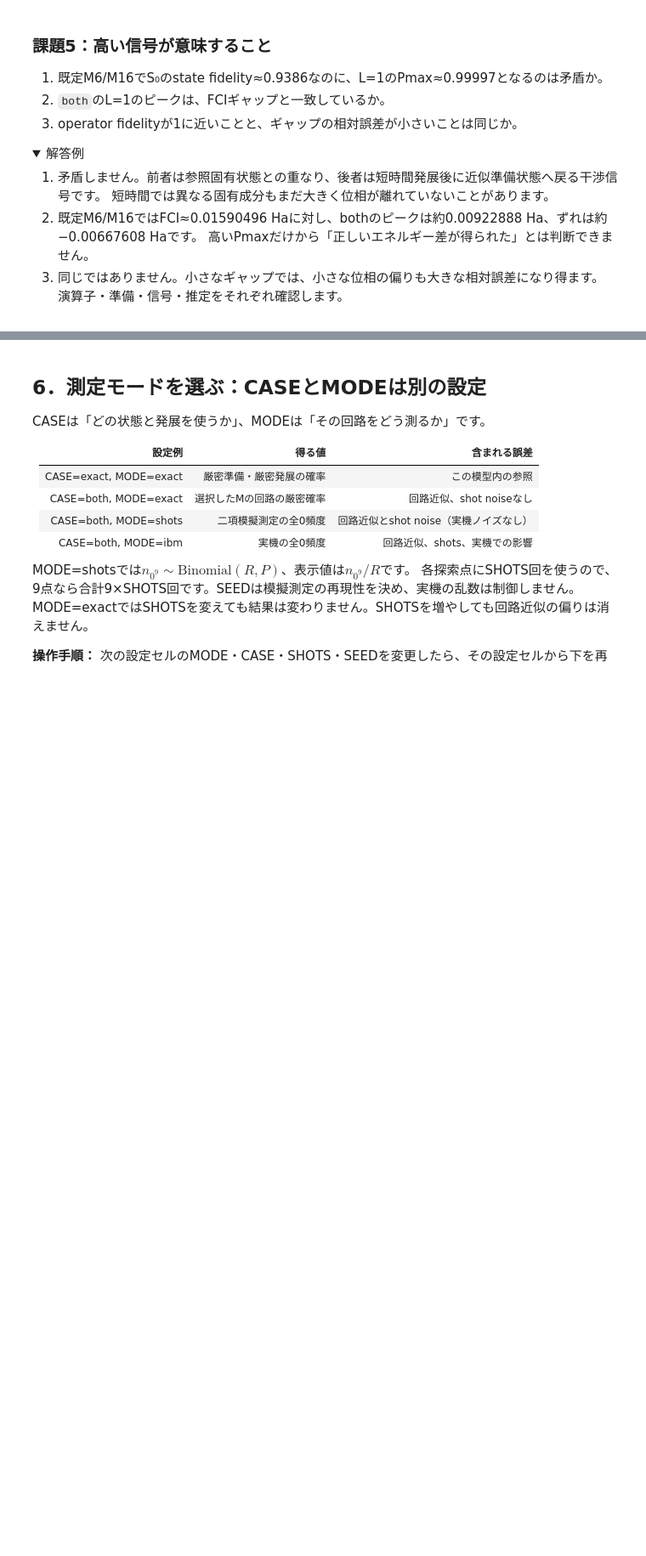
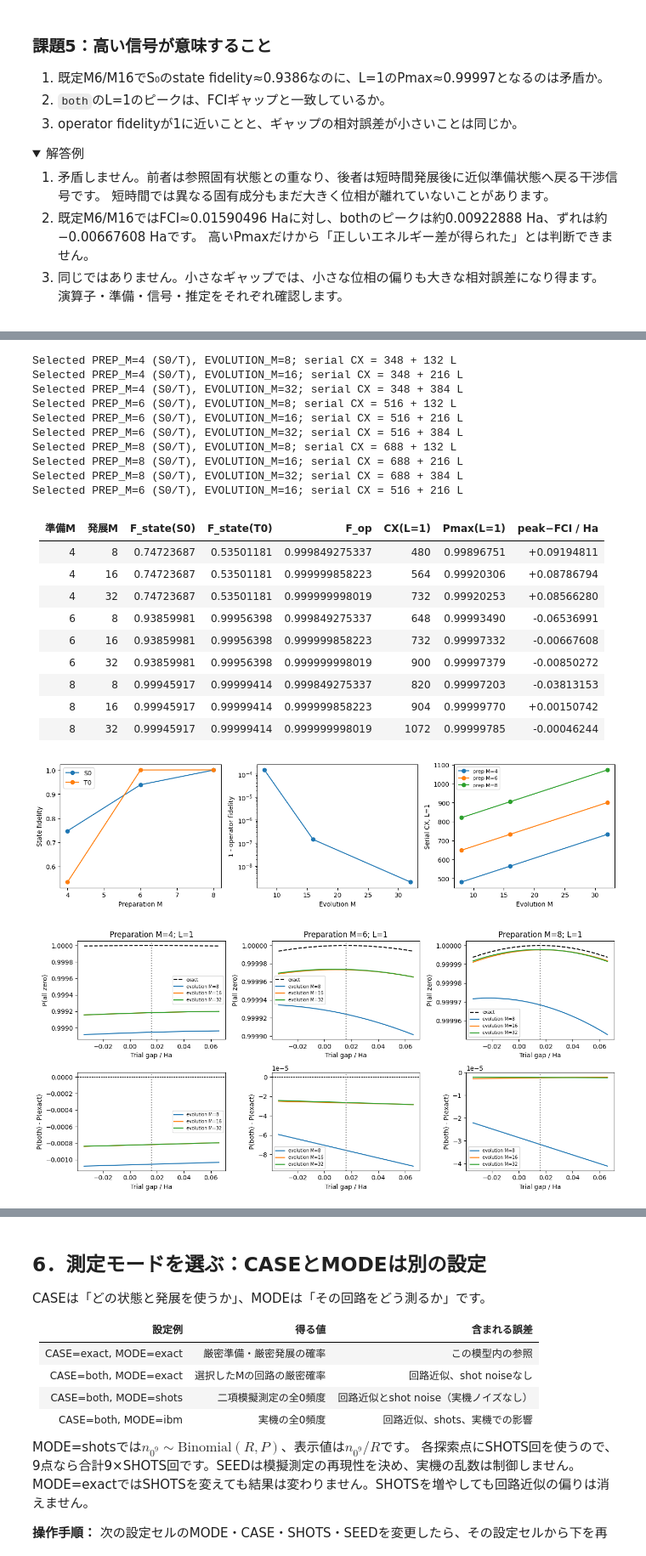
Before and after one commit to QS-laboratory/IBM_handson, a Jupyter notebook: hands_on/exercises/04_h4_circuit_assessment.ipynb, the cells around one changed output, grey strips where cells are left out. Shown at 85% size. Saved outputs shown, nothing was run; the diff lists cells and outputs as text; code cells hidden in the pictures; folded sections open; blank space fills up the shorter version.

Commit message:
Add circuit-layer fidelity and Bayesian bias comparisons to H4 exercises

```diff
--- a/hands_on/exercises/04_h4_circuit_assessment.ipynb
+++ b/hands_on/exercises/04_h4_circuit_assessment.ipynb
@@ -905,0 +918,80 @@ Circuit / amplitude / exact cosine checks passed
+# %%
+from IPython.display import Markdown, display
+
+def assess_saved_m():
+    selected=(SELECTED_PREP_M,SELECTED_EVOLUTION_M)
+    rows=[]
+    eps=np.linspace(GAP-.05,GAP+.05,301)
+    exact_curve=probability('exact',1,eps)
+    try:
+        for pm in AVAILABLE_PREP_M:
+            for em in AVAILABLE_EVOLUTION_M:
+                select_circuits(pm,em)
+                rows.append(dict(prep_m=pm,evolution_m=em,
+                    state_S0=SELECTED_RESULTS['fidelities']['S0'],
+                    state_T=SELECTED_RESULTS['fidelities']['T'],
+                    operator_fidelity=EVOLUTION_INFO['operator_fidelity'],
+                    cx_L1=SERIAL_CX['preparation']+SERIAL_CX['evolution'],
+                    pmax=SELECTED_RESULTS['fringe']['Pmax'],
+                    peak_error=SELECTED_RESULTS['fringe']['apparent_gap']-GAP,
+                    curve=probability('both',1,eps)))
+    finally:
+        select_circuits(*selected)
+    return rows,eps,exact_curve
+
+M_ASSESSMENT,M_SCAN,M_EXACT_CURVE=assess_saved_m()
+header='| 準備M | 発展M | F_state(S0) | F_state(T0) | F_op | CX(L=1) | Pmax(L=1) | peak−FCI / Ha |\n|---|---|---|---|---|---|---|---|'
+lines=[f"| {r['prep_m']} | {r['evolution_m']} | {r['state_S0']:.8f} | {r['state_T']:.8f} | {r['operator_fidelity']:.12f} | {r['cx_L1']} | {r['pmax']:.8f} | {r['peak_error']:+.8f} |" for r in M_ASSESSMENT]
+display(Markdown(header+'\n'+'\n'.join(lines)))
+fig,axes=plt.subplots(1,3,figsize=(13,3.5))
+prep_rows=[r for r in M_ASSESSMENT if r['evolution_m']==16]
+for key,label in [('state_S0','S0'),('state_T','T0')]:
+    axes[0].plot([r['prep_m'] for r in prep_rows],[r[key] for r in prep_rows],'o-',label=label)
+axes[0].set(xlabel='Preparation M',ylabel='State fidelity');axes[0].legend()
+evo_rows=[r for r in M_ASSESSMENT if r['prep_m']==6]
+axes[1].semilogy([r['evolution_m'] for r in evo_rows],
+    [1-r['operator_fidelity'] for r in evo_rows],'o-')
+axes[1].set(xlabel='Evolution M',ylabel='1 - operator fidelity')
+for pm in AVAILABLE_PREP_M:
+    rows=[r for r in M_ASSESSMENT if r['prep_m']==pm]
+    axes[2].plot([r['evolution_m'] for r in rows],[r['cx_L1'] for r in rows],'o-',label=f'prep M={pm}')
+axes[2].set(xlabel='Evolution M',ylabel='Serial CX, L=1');axes[2].legend(fontsize=8)
+plt.tight_layout();plt.show();plt.close(fig)
+fig,axes=plt.subplots(2,3,figsize=(13,6))
+for j,pm in enumerate(AVAILABLE_PREP_M):
+    axes[0,j].plot(M_SCAN,M_EXACT_CURVE,'k--',label='exact')
+    for r in [r for r in M_ASSESSMENT if r['prep_m']==pm]:
+        label=f"evolution M={r['evolution_m']}"
+        axes[0,j].plot(M_SCAN,r['curve'],label=label)
+        axes[1,j].plot(M_SCAN,r['curve']-M_EXACT_CURVE,label=label)
+    axes[0,j].set(title=f'Preparation M={pm}; L=1',ylabel='P(all zero)')
+    axes[0,j].ticklabel_format(axis='y',useOffset=False)
+    axes[1,j].axhline(0,color='black',ls='--',lw=.7)
+    axes[1,j].set(ylabel='P(both) - P(exact)')
+    for ax in axes[:,j]:
+        ax.axvline(GAP,color='gray',ls=':');ax.set_xlabel('Trial gap / Ha');ax.legend(fontsize=7)
+plt.tight_layout();plt.show();plt.close(fig)
+# %% [output]
+Selected PREP_M=4 (S0/T), EVOLUTION_M=8; serial CX = 348 + 132 L
+Selected PREP_M=4 (S0/T), EVOLUTION_M=16; serial CX = 348 + 216 L
+Selected PREP_M=4 (S0/T), EVOLUTION_M=32; serial CX = 348 + 384 L
+Selected PREP_M=6 (S0/T), EVOLUTION_M=8; serial CX = 516 + 132 L
+Selected PREP_M=6 (S0/T), EVOLUTION_M=16; serial CX = 516 + 216 L
+Selected PREP_M=6 (S0/T), EVOLUTION_M=32; serial CX = 516 + 384 L
+Selected PREP_M=8 (S0/T), EVOLUTION_M=8; serial CX = 688 + 132 L
+Selected PREP_M=8 (S0/T), EVOLUTION_M=16; serial CX = 688 + 216 L
+Selected PREP_M=8 (S0/T), EVOLUTION_M=32; serial CX = 688 + 384 L
+Selected PREP_M=6 (S0/T), EVOLUTION_M=16; serial CX = 516 + 216 L
+| 準備M | 発展M | F_state(S0) | F_state(T0) | F_op | CX(L=1) | Pmax(L=1) | peak−FCI / Ha |
+|---|---|---|---|---|---|---|---|
+| 4 | 8 | 0.74723687 | 0.53501181 | 0.999849275337 | 480 | 0.99896751 | +0.09194811 |
+| 4 | 16 | 0.74723687 | 0.53501181 | 0.999999858223 | 564 | 0.99920306 | +0.08786794 |
+| 4 | 32 | 0.74723687 | 0.53501181 | 0.999999998019 | 732 | 0.99920253 | +0.08566280 |
+| 6 | 8 | 0.93859981 | 0.99956398 | 0.999849275337 | 648 | 0.99993490 | -0.06536991 |
+| 6 | 16 | 0.93859981 | 0.99956398 | 0.999999858223 | 732 | 0.99997332 | -0.00667608 |
+| 6 | 32 | 0.93859981 | 0.99956398 | 0.999999998019 | 900 | 0.99997379 | -0.00850272 |
+| 8 | 8 | 0.99945917 | 0.99999414 | 0.999849275337 | 820 | 0.99997203 | -0.03813153 |
+| 8 | 16 | 0.99945917 | 0.99999414 | 0.999999858223 | 904 | 0.99999770 | +0.00150742 |
+| 8 | 32 | 0.99945917 | 0.99999414 | 0.999999998019 | 1072 | 0.99999785 | -0.00046244 |
+[figure, added]
+[figure, added]
```
Also changed, not shown: parts of 2 cells of this notebook, 5 other files.
